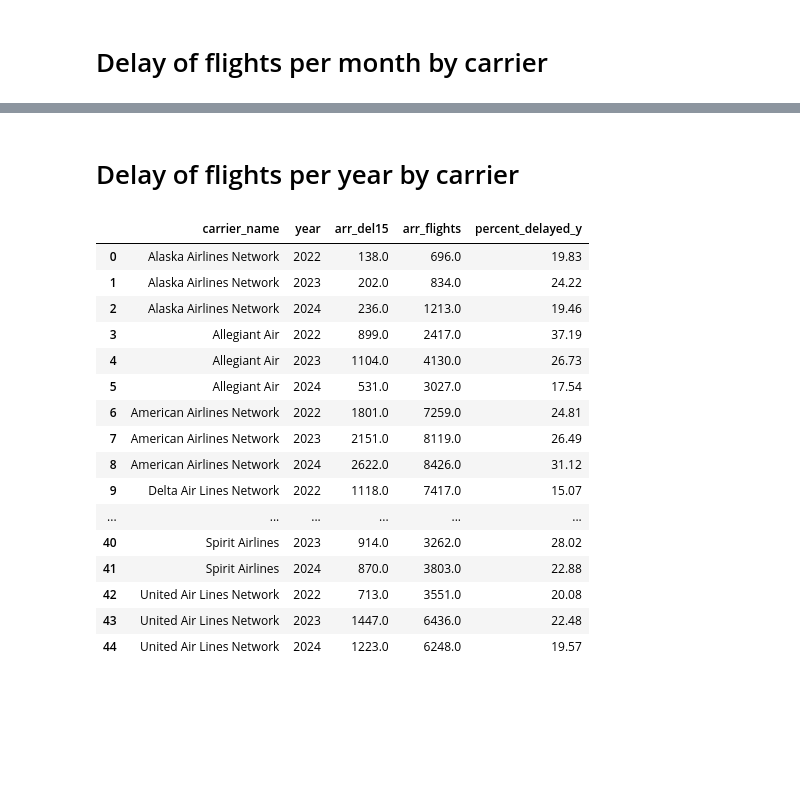
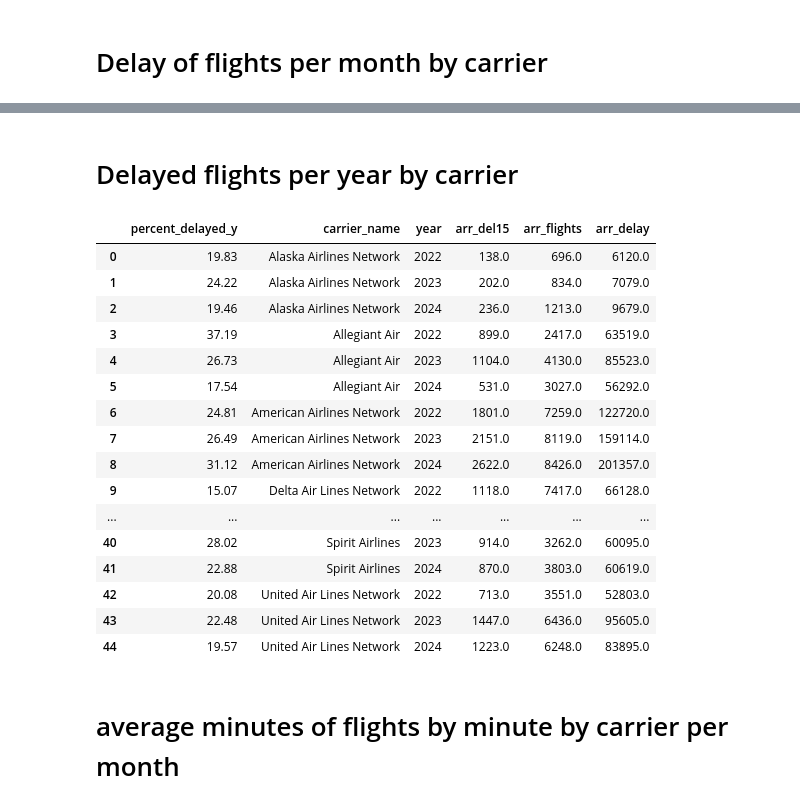
Before and after one commit to jaimreyes/bna-airline-delay-patterns, a Jupyter notebook: airline-delay.ipynb, the cells around one changed output, grey strips where cells are left out. Drawn from its saved outputs; the diff is of its cells as text; code cells hidden in the pictures; blank space fills up the shorter version.

```diff
--- a/airline-delay.ipynb
+++ b/airline-delay.ipynb
@@ -4,7 +4,7 @@ import geopandas as gpd
 import matplotlib.pyplot as plt
 import numpy as np
 # %%
-delay_df = pd.read_csv("D:/Jai - NSS/capstone/bna-delay-cause/Airline_Delay_Cause.csv")
+delay_df = pd.read_csv("D:/Jai - NSS/bna-airline-delay-patterns/bna-delay-cause/Airline_Delay_Cause.csv")
 delay_df.info()
 # %% [output]
 <class 'pandas.core.frame.DataFrame'>
@@ -233,24 +200,27 @@ delayed_months
 # %% [markdown]
-# Delay of flights per year by carrier
+# Delayed flights per year by carrier
 # %%
-delayed_months =(delay_df.groupby(['carrier_name', 'year'])[['arr_del15', 'arr_flights']].sum().reset_index())
-delayed_months['percent_delayed_y'] = (delayed_months['arr_del15'] / delayed_months['arr_flights']).round(4)*100
-delayed_months
+delayed_year =(delay_df.groupby(['carrier_name', 'year'])[['arr_del15', 'arr_flights', 'arr_delay']].sum().reset_index())
+delayed_year['percent_delayed_y'] = (delayed_year['arr_del15'] / delayed_year['arr_flights']).round(4)*100
+delayed_year = delayed_year[['percent_delayed_y','carrier_name', 'year','arr_del15', 'arr_flights', 'arr_delay']]
+delayed_year
 # %% [output]
-|  | carrier_name | year | arr_del15 | arr_flights | percent_delayed_y |
-| 0 | Alaska Airlines Network | 2022 | 138.0 | 696.0 | 19.83 |
-| 1 | Alaska Airlines Network | 2023 | 202.0 | 834.0 | 24.22 |
-| 2 | Alaska Airlines Network | 2024 | 236.0 | 1213.0 | 19.46 |
-| 3 | Allegiant Air | 2022 | 899.0 | 2417.0 | 37.19 |
-| 4 | Allegiant Air | 2023 | 1104.0 | 4130.0 | 26.73 |
-| 5 | Allegiant Air | 2024 | 531.0 | 3027.0 | 17.54 |
-| 6 | American Airlines Network | 2022 | 1801.0 | 7259.0 | 24.81 |
-| 7 | American Airlines Network | 2023 | 2151.0 | 8119.0 | 26.49 |
-| 8 | American Airlines Network | 2024 | 2622.0 | 8426.0 | 31.12 |
-| 9 | Delta Air Lines Network | 2022 | 1118.0 | 7417.0 | 15.07 |
-| ... | ... | ... | ... | ... | ... |
-| 40 | Spirit Airlines | 2023 | 914.0 | 3262.0 | 28.02 |
-| 41 | Spirit Airlines | 2024 | 870.0 | 3803.0 | 22.88 |
-| 42 | United Air Lines Network | 2022 | 713.0 | 3551.0 | 20.08 |
-| 43 | United Air Lines Network | 2023 | 1447.0 | 6436.0 | 22.48 |
-| 44 | United Air Lines Network | 2024 | 1223.0 | 6248.0 | 19.57 |
+|  | percent_delayed_y | carrier_name | year | arr_del15 | arr_flights | arr_delay |
+| 0 | 19.83 | Alaska Airlines Network | 2022 | 138.0 | 696.0 | 6120.0 |
+| 1 | 24.22 | Alaska Airlines Network | 2023 | 202.0 | 834.0 | 7079.0 |
+| 2 | 19.46 | Alaska Airlines Network | 2024 | 236.0 | 1213.0 | 9679.0 |
+| 3 | 37.19 | Allegiant Air | 2022 | 899.0 | 2417.0 | 63519.0 |
+| 4 | 26.73 | Allegiant Air | 2023 | 1104.0 | 4130.0 | 85523.0 |
+| 5 | 17.54 | Allegiant Air | 2024 | 531.0 | 3027.0 | 56292.0 |
+| 6 | 24.81 | American Airlines Network | 2022 | 1801.0 | 7259.0 | 122720.0 |
+| 7 | 26.49 | American Airlines Network | 2023 | 2151.0 | 8119.0 | 159114.0 |
+| 8 | 31.12 | American Airlines Network | 2024 | 2622.0 | 8426.0 | 201357.0 |
+| 9 | 15.07 | Delta Air Lines Network | 2022 | 1118.0 | 7417.0 | 66128.0 |
+| ... | ... | ... | ... | ... | ... | ... |
+| 40 | 28.02 | Spirit Airlines | 2023 | 914.0 | 3262.0 | 60095.0 |
+| 41 | 22.88 | Spirit Airlines | 2024 | 870.0 | 3803.0 | 60619.0 |
+| 42 | 20.08 | United Air Lines Network | 2022 | 713.0 | 3551.0 | 52803.0 |
+| 43 | 22.48 | United Air Lines Network | 2023 | 1447.0 | 6436.0 | 95605.0 |
+| 44 | 19.57 | United Air Lines Network | 2024 | 1223.0 | 6248.0 | 83895.0 |
+# %% [markdown]
+# average minutes of flights by minute by carrier per month
```
Also changed, not shown: parts of 35 cells of this notebook.
